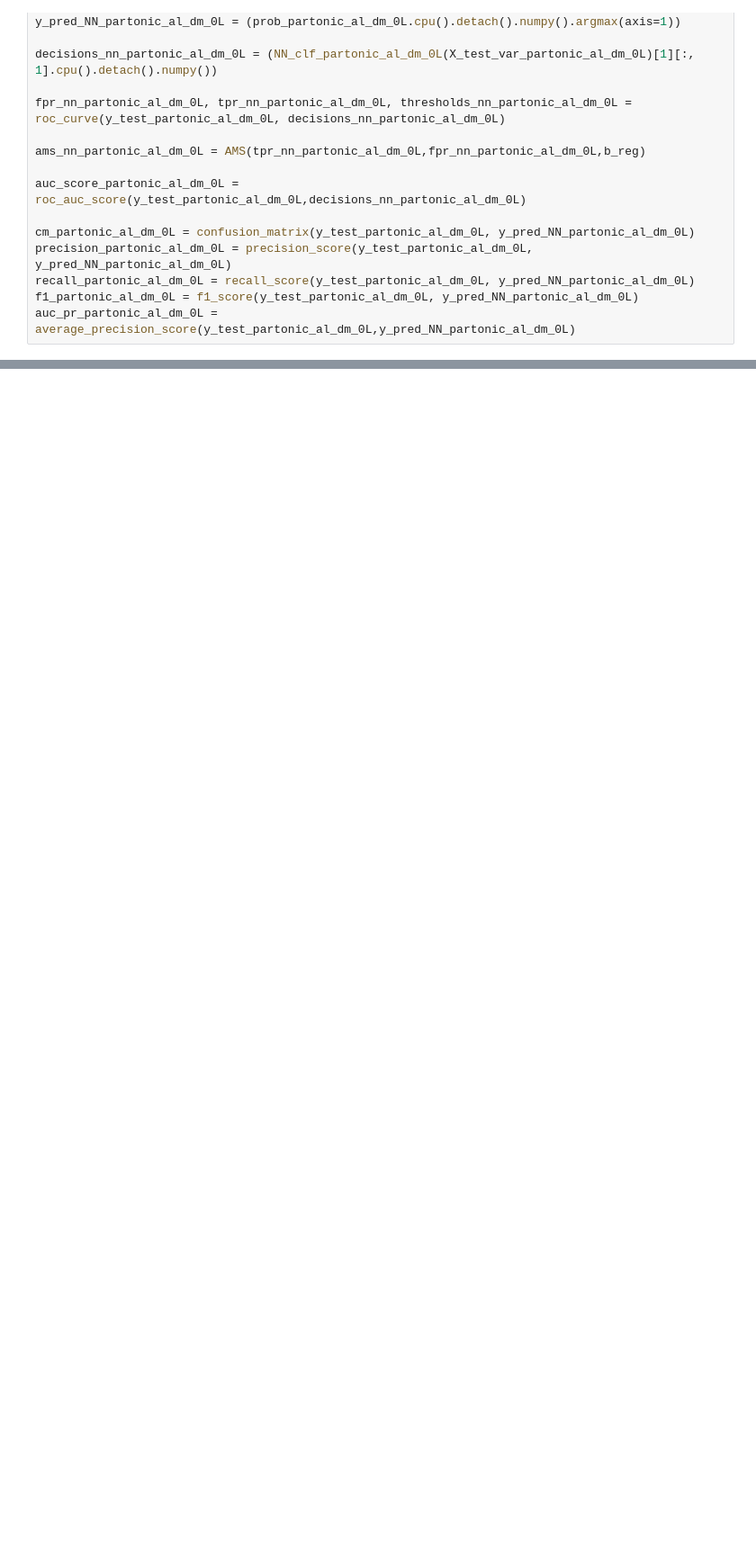
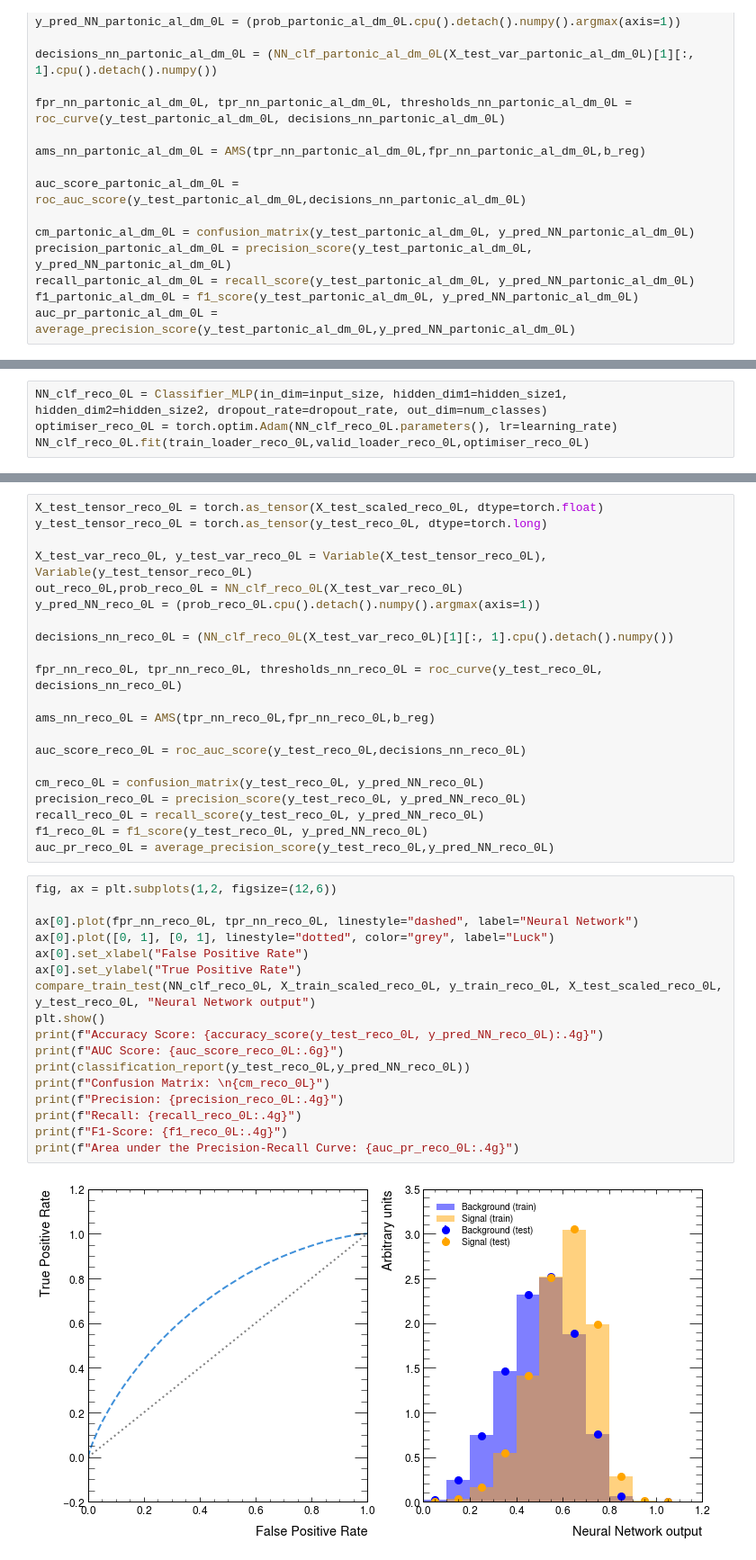
Before and after one commit to archiebrooks02/MPHYS-4Top, a Jupyter notebook: ML_final_matched_events.ipynb, the cells around one changed output, grey strips where cells are left out. Shown: that part at 90% size. Cells and saved outputs as stored; diff of their text form; blank space fills up the shorter version.

Commit message:
reco ML as well

```diff
--- a/ML_final_matched_events.ipynb
+++ b/ML_final_matched_events.ipynb
@@ -2920,0 +3191,4 @@ NameError: name 'plt' is not defined
+# %%
+NN_clf_reco_0L = Classifier_MLP(in_dim=input_size, hidden_dim1=hidden_size1, hidden_dim2=hidden_size2, dropout_rate=dropout_rate, out_dim=num_classes)
+optimiser_reco_0L = torch.optim.Adam(NN_clf_reco_0L.parameters(), lr=learning_rate)
+NN_clf_reco_0L.fit(train_loader_reco_0L,valid_loader_reco_0L,optimiser_reco_0L)
@@ -2920,0 +3213,40 @@ NameError: name 'plt' is not defined
+# %%
+X_test_tensor_reco_0L = torch.as_tensor(X_test_scaled_reco_0L, dtype=torch.float)
+y_test_tensor_reco_0L = torch.as_tensor(y_test_reco_0L, dtype=torch.long)
+
+X_test_var_reco_0L, y_test_var_reco_0L = Variable(X_test_tensor_reco_0L), Variable(y_test_tensor_reco_0L)
+out_reco_0L,prob_reco_0L = NN_clf_reco_0L(X_test_var_reco_0L)
+y_pred_NN_reco_0L = (prob_reco_0L.cpu().detach().numpy().argmax(axis=1))
+
+decisions_nn_reco_0L = (NN_clf_reco_0L(X_test_var_reco_0L)[1][:, 1].cpu().detach().numpy())
+
+fpr_nn_reco_0L, tpr_nn_reco_0L, thresholds_nn_reco_0L = roc_curve(y_test_reco_0L, decisions_nn_reco_0L)
+
+ams_nn_reco_0L = AMS(tpr_nn_reco_0L,fpr_nn_reco_0L,b_reg)
+
+auc_score_reco_0L = roc_auc_score(y_test_reco_0L,decisions_nn_reco_0L)
+
+cm_reco_0L = confusion_matrix(y_test_reco_0L, y_pred_NN_reco_0L)
+precision_reco_0L = precision_score(y_test_reco_0L, y_pred_NN_reco_0L)
+recall_reco_0L = recall_score(y_test_reco_0L, y_pred_NN_reco_0L)
+f1_reco_0L = f1_score(y_test_reco_0L, y_pred_NN_reco_0L)
+auc_pr_reco_0L = average_precision_score(y_test_reco_0L,y_pred_NN_reco_0L)
+# %%
+fig, ax = plt.subplots(1,2, figsize=(12,6))
+
+ax[0].plot(fpr_nn_reco_0L, tpr_nn_reco_0L, linestyle="dashed", label="Neural Network")
+ax[0].plot([0, 1], [0, 1], linestyle="dotted", color="grey", label="Luck")
+ax[0].set_xlabel("False Positive Rate")
+ax[0].set_ylabel("True Positive Rate")
+compare_train_test(NN_clf_reco_0L, X_train_scaled_reco_0L, y_train_reco_0L, X_test_scaled_reco_0L, y_test_reco_0L, "Neural Network output")
+plt.show()
+print(f"Accuracy Score: {accuracy_score(y_test_reco_0L, y_pred_NN_reco_0L):.4g}")
+print(f"AUC Score: {auc_score_reco_0L:.6g}")
+print(classification_report(y_test_reco_0L,y_pred_NN_reco_0L))
+print(f"Confusion Matrix: \n{cm_reco_0L}")
+print(f"Precision: {precision_reco_0L:.4g}")
+print(f"Recall: {recall_reco_0L:.4g}")
+print(f"F1-Score: {f1_reco_0L:.4g}")
+print(f"Area under the Precision-Recall Curve: {auc_pr_reco_0L:.4g}")
+# %% [output]
+[figure, added]
```
Also changed, not shown: parts of 51 cells of this notebook.
